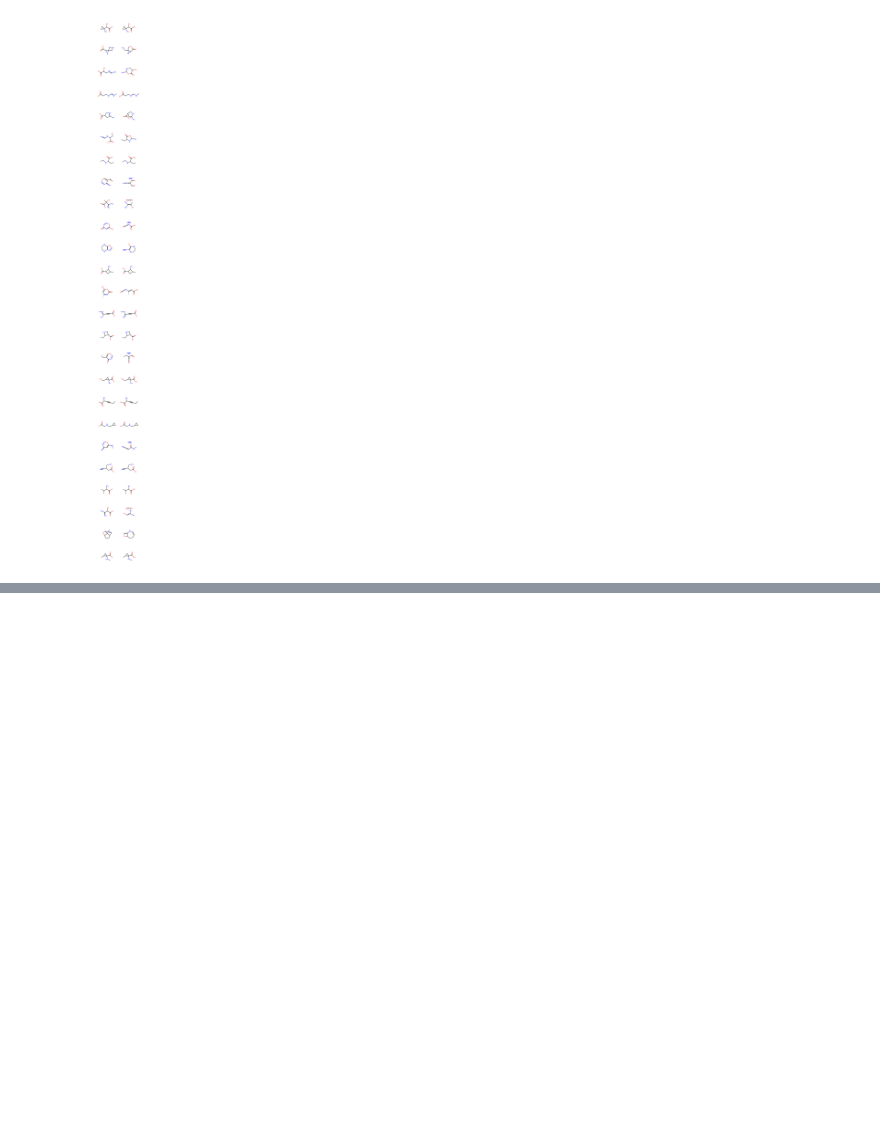
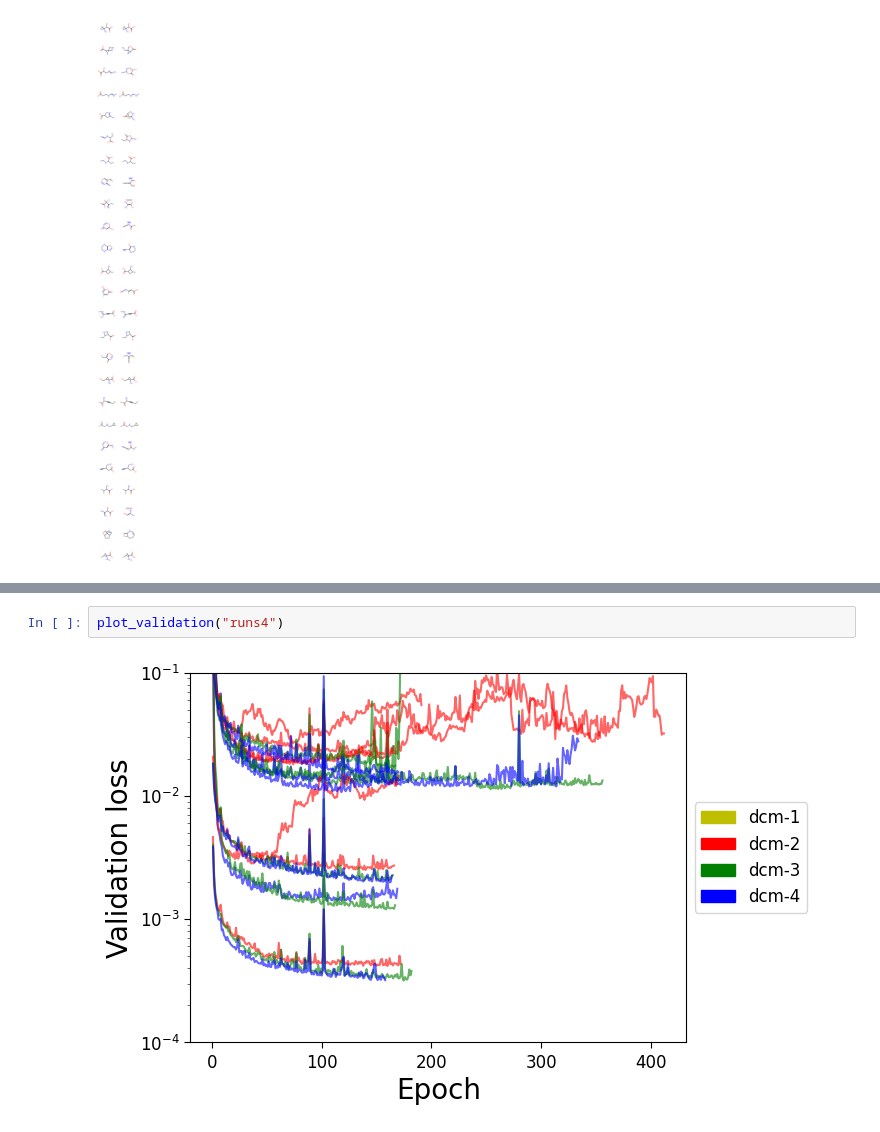
Before and after one commit to EricBoittier/dcmnet, a Jupyter notebook: notebooks/cleandata.ipynb, the cells around one changed output, grey strips where cells are left out. Cells and saved outputs as stored; diff of their text form; blank space fills up the shorter version.

```diff
--- a/notebooks/cleandata.ipynb
+++ b/notebooks/cleandata.ipynb
@@ -612,0 +666,4 @@ Draw.MolsToGridImage(fails[400:], molsPerRow=2)
+# %%
+plot_validation("runs4")
+# %% [output]
+[figure, added]
```
Also changed, not shown: parts of 31 cells of this notebook, 36 other files.
